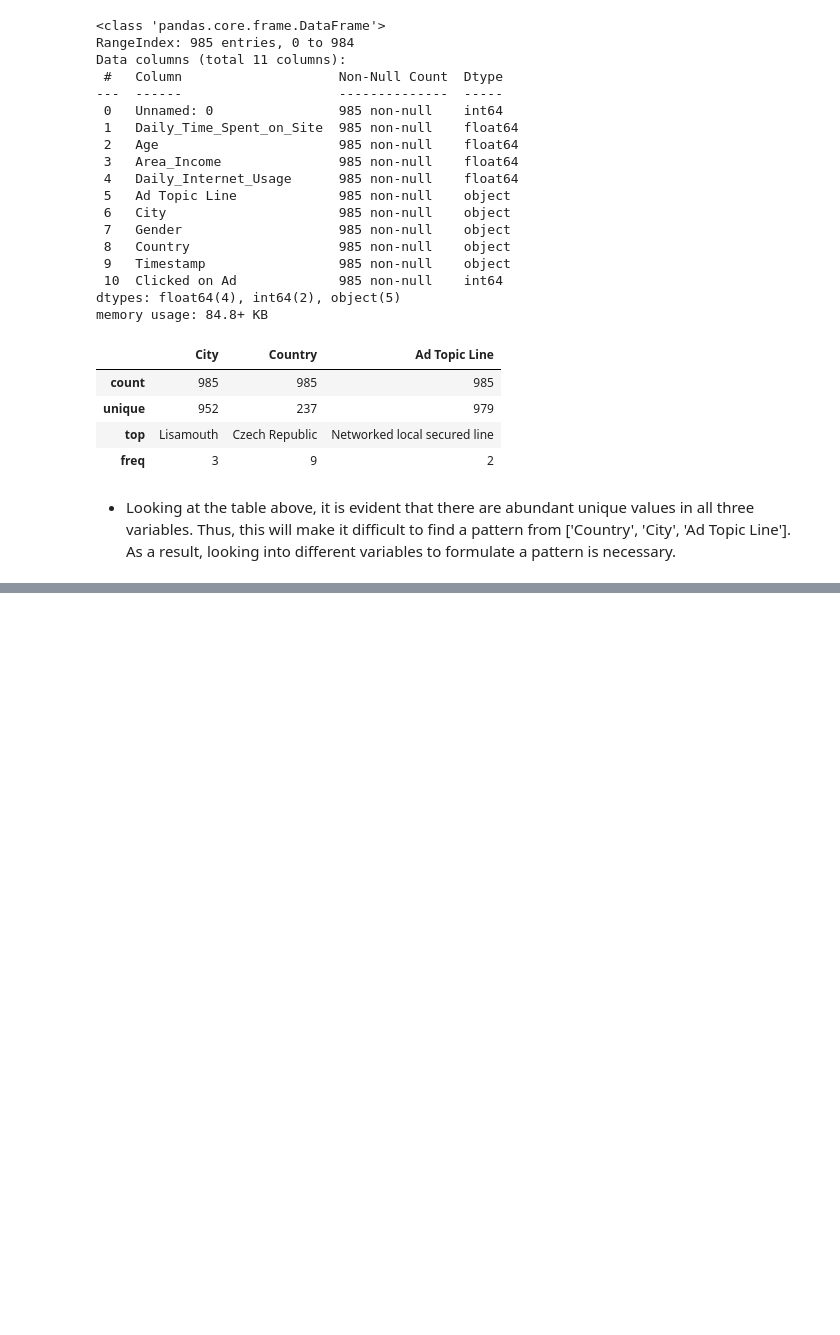
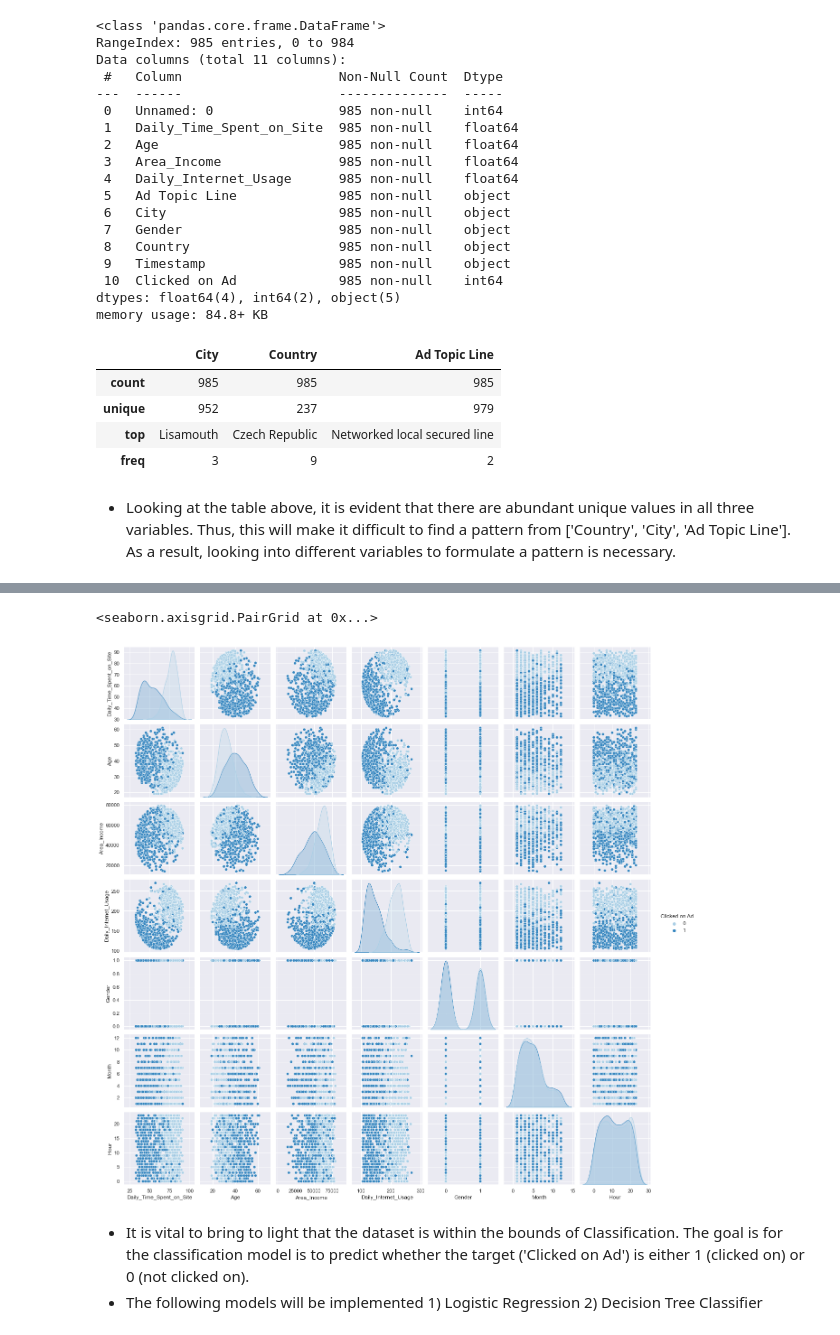
Before and after one commit to cmmoreno9/Effective_Targeting_of_Advertisments, a Jupyter notebook: code/Code.ipynb, the cells around one changed output, grey strips where cells are left out. Saved outputs shown, nothing was run; the diff lists cells and outputs as text; code cells hidden in the pictures; blank space fills up the shorter version.

```diff
--- a/code/Code.ipynb
+++ b/code/Code.ipynb
@@ -349,0 +392,11 @@ clean_data.head(5)
+# %%
+# Analyze the relation between all the variables with the target (Clicked on Ad) using pairplot
+sns.pairplot(clean_data, hue='Clicked on Ad', palette= "Blues", kind = "scatter")
+# %% [output]
+<seaborn.axisgrid.PairGrid at 0x...>
+[figure, added]
+# %% [markdown]
+- It is vital to bring to light that the dataset is within the bounds of Classification. The goal is for the classification model is to predict whether the target ('Clicked on Ad') is either 1 (clicked on) or 0 (not clicked on).
+- The following models will be implemented
+        1) Logistic Regression
+        2) Decision Tree Classifier
```
Also changed, not shown: parts of 7 cells of this notebook.
